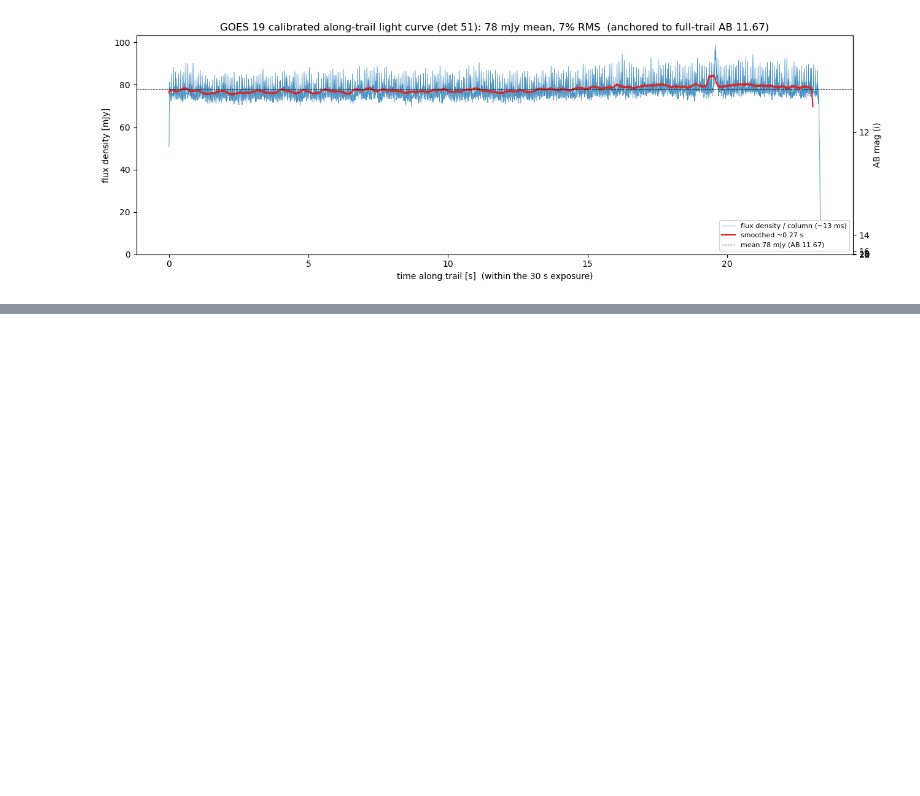
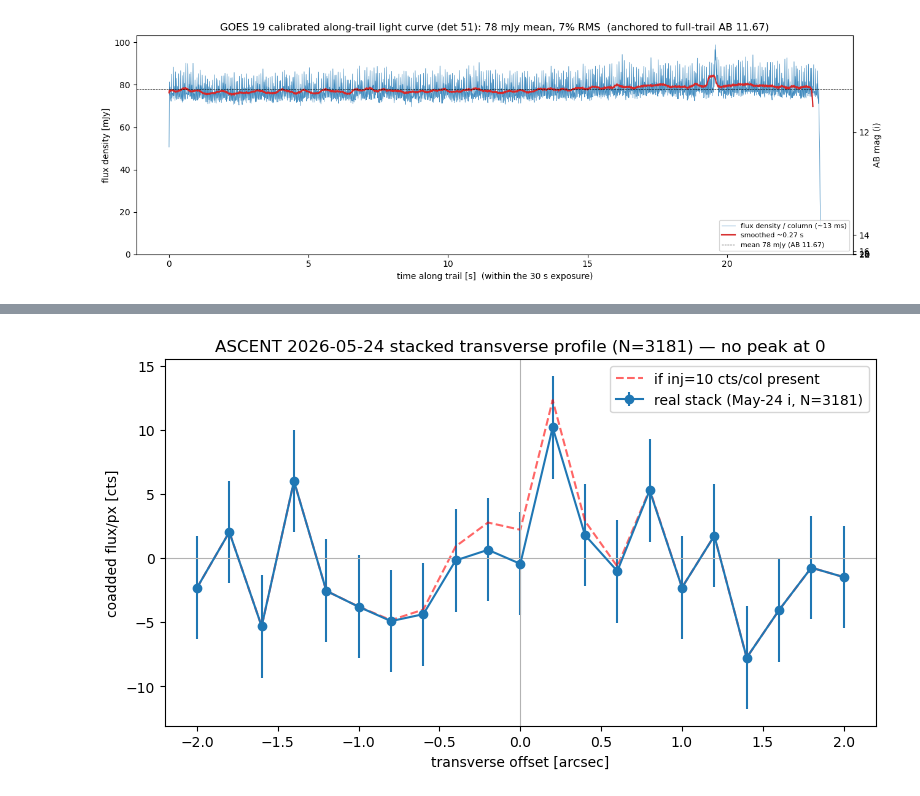
Before and after one commit to bstalder/notebooks, a Jupyter notebook: satellites/ASCENT_GEO_Brightness_Exploration.ipynb, the cells around one changed output, grey strips where cells are left out. Saved outputs shown, nothing was run; the diff lists cells and outputs as text; code cells hidden in the pictures; blank space fills up the shorter version.

```diff
--- a/satellites/ASCENT_GEO_Brightness_Exploration.ipynb
+++ b/satellites/ASCENT_GEO_Brightness_Exploration.ipynb
@@ -1838,0 +1965,92 @@ converting a target on-sky magnitude into required laser output flux.
+# %%
+# Stack the three 2026-05-24 i-band passes (same machinery as Section 11) for a deeper limit.
+import matplotlib.pyplot as plt
+COLL_524 = "LSSTCam/runs/prompt/20260524/SingleFrame/pipelines-5042968-config-8f017ea"
+HALF_T2 = 10
+_wing2 = np.abs(np.arange(-HALF_T2, HALF_T2+1)) > 6
+
+def transverse_main(visit, coll, det, r):
+    exp = _main.get(IMG_DT_2, visit=visit, detector=det, collections=coll, instrument="LSSTCam")
+    wcs, calib = exp.getWcs(), exp.getPhotoCalib()
+    if wcs is None or calib is None: return None
+    arr = exp.image.array.astype(float); var = exp.variance.array; Hh, W = arr.shape
+    mk = exp.mask.array; mpd = exp.mask.getMaskPlaneDict(); rb = 0
+    for p in _REJECT:
+        if p in mpd: rb |= (1 << mpd[p])
+    p0 = wcs.skyToPixel(_geom.SpherePoint(r.trail_ra0*_geom.degrees, r.trail_dec0*_geom.degrees))
+    p1 = wcs.skyToPixel(_geom.SpherePoint(r.trail_ra1*_geom.degrees, r.trail_dec1*_geom.degrees))
+    d = np.array([p1.x-p0.x, p1.y-p0.y]); L = np.hypot(*d)
+    if L < 1: return None
+    u = d/L; nn = np.array([-u[1], u[0]])
+    profs, vrs, flags = [], [], []
+    for s in range(int(L)):
+        base = np.array([p0.x, p0.y]) + u*s
+        cx, cy = int(round(base[0])), int(round(base[1]))
+        if not (0 <= cx < W and 0 <= cy < Hh): continue
+        pr, pv, flag = [], [], False
+        for t in range(-HALF_T2, HALF_T2+1):
+            x, y = base + nn*t; xi, yi = int(round(x)), int(round(y))
+            if 0 <= xi < W and 0 <= yi < Hh:
+                pr.append(arr[yi, xi]); pv.append(var[yi, xi])
+                if mk[yi, xi] & rb: flag = True
+            else: pr.append(np.nan); pv.append(np.nan)
+        profs.append(pr); vrs.append(pv); flags.append(flag)
+    profs = np.array(profs); vrs = np.array(vrs); flags = np.array(flags, dtype=bool)
+    clean = ~_grow(flags, wings=4)
+    profs, vrs = profs[clean], vrs[clean]
+    good = np.isfinite(profs).all(axis=1)
+    profs, vrs = profs[good], vrs[good]
+    if len(profs) == 0: return None
+    profs = profs - np.median(profs[:, _wing2], axis=1, keepdims=True)
+    return profs, vrs
+
+may24 = hits_all[(hits_all.night=="2026-05-24") & hits_all.in_fov]
+allP, allV, calib0 = [], [], None
+for _, r in may24.iterrows():
+    v = int(r.exposure_id)
+    dets = dets_on_trail_main(v, COLL_524, r.trail_ra0, r.trail_dec0, r.trail_ra1, r.trail_dec1)
+    for det in dets:
+        out = transverse_main(v, COLL_524, det, r)
+        if out: allP.append(out[0]); allV.append(out[1])
+    if calib0 is None and dets:
+        calib0 = _main.get(IMG_DT_2+".photoCalib", visit=v, detector=dets[0],
+                           collections=COLL_524, instrument="LSSTCam")
+Pstack2 = np.vstack(allP); Vstack2 = np.vstack(allV)
+
+w = 1.0/Vstack2
+def _coadd(M): return np.nansum(M*w, axis=0)/np.nansum(w, axis=0)
+offs = np.arange(-HALF_T2, HALF_T2+1)*0.2
+err  = np.sqrt(1.0/np.nansum(w, axis=0))
+coreS = slice(HALF_T2-2, HALF_T2+3)
+real = _coadd(Pstack2)
+real_sum = np.nansum(real[coreS]); real_err = np.sqrt(np.nansum(err[coreS]**2))
+
+inj_rows = []
+for inj in [2.0, 5.0, 10.0]:
+    g = np.exp(-0.5*(np.arange(-HALF_T2, HALF_T2+1)/1.5)**2); g = g/g.sum()*inj
+    rec = np.nansum(_coadd(Pstack2 + g[None, :])[coreS]); inj_rows.append((inj, rec, rec/real_err))
+recov = (inj_rows[-1][1]-real_sum)/10.0
+ul = 3*real_err/max(recov, 0.5)
+trail_px = may24.trail_arcsec.mean()/0.2
+ul_mag = _abmag(ul*trail_px, calib0)
+
+print(f"N = {len(Pstack2)} clean profiles (3 May-24 i-band passes)")
+print(f"REAL offset-0 stack: central sum {real_sum:+.2f} +/- {real_err:.2f}  (SNR {real_sum/real_err:+.1f})")
+for inj, rec, snr in inj_rows:
+    print(f"  inject {inj:4.1f} cts/col -> recovered {rec-real_sum:+.2f} (SNR {snr:+.1f})")
+print(f"  recovered fraction ~ {recov:.2f}  (stacker linear/unbiased)")
+print(f"3-sigma per-column UL {ul:.1f} cts -> over {trail_px:.0f}px trail -> AB {ul_mag:.2f}  (~1 mag deeper than per-exposure)")
+
+fig, ax = plt.subplots(figsize=(8,4.6))
+ax.errorbar(offs, real, yerr=err, fmt="o-", label=f"real stack (May-24 i, N={len(Pstack2)})")
+g10 = np.exp(-0.5*(np.arange(-HALF_T2, HALF_T2+1)/1.5)**2); g10 = g10/g10.sum()*10
+ax.plot(offs, real+g10, "r--", alpha=0.6, label="if inj=10 cts/col present")
+ax.axvline(0, color="0.7", lw=0.8); ax.axhline(0, color="0.7", lw=0.8)
+ax.set_xlabel("transverse offset [arcsec]"); ax.set_ylabel("coadded flux/px [cts]")
+ax.set_title(f"ASCENT 2026-05-24 stacked transverse profile (N={len(Pstack2)}) — no peak at 0")
+ax.legend(); plt.tight_layout()
+print(f"\nCONCLUSION: second epoch confirms the July 2025 result. Across 6 exposures / 2 bands / 3")
+print(f"nights ASCENT is undetected; the deeper May-24 i-band stack gives 3-sigma AB ~{ul_mag:.1f}.")
+print("Injections recover cleanly, so the null is physical, not a pipeline failure -- a 12U CubeSat")
+print("at GEO stays well below Rubin's single-visit reach in both epochs.")
+# %% [output]
@@ -1838,0 +2069 @@ converting a target on-sky magnitude into required laser output flux.
+[figure, added]
```
Also changed, not shown: parts of 3 cells of this notebook, 2 other files.
